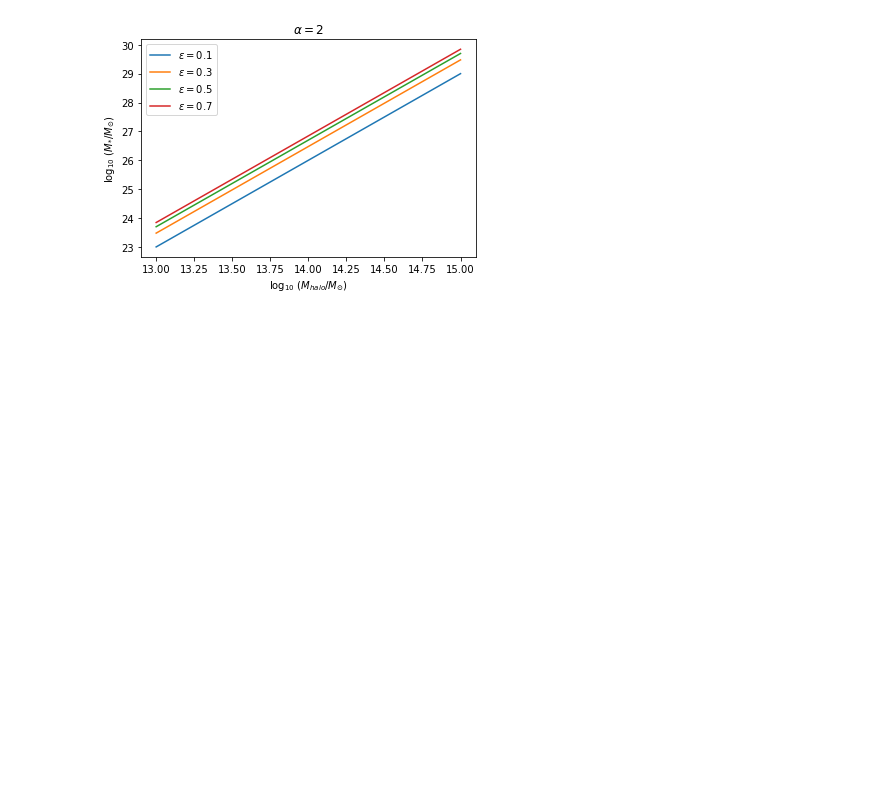
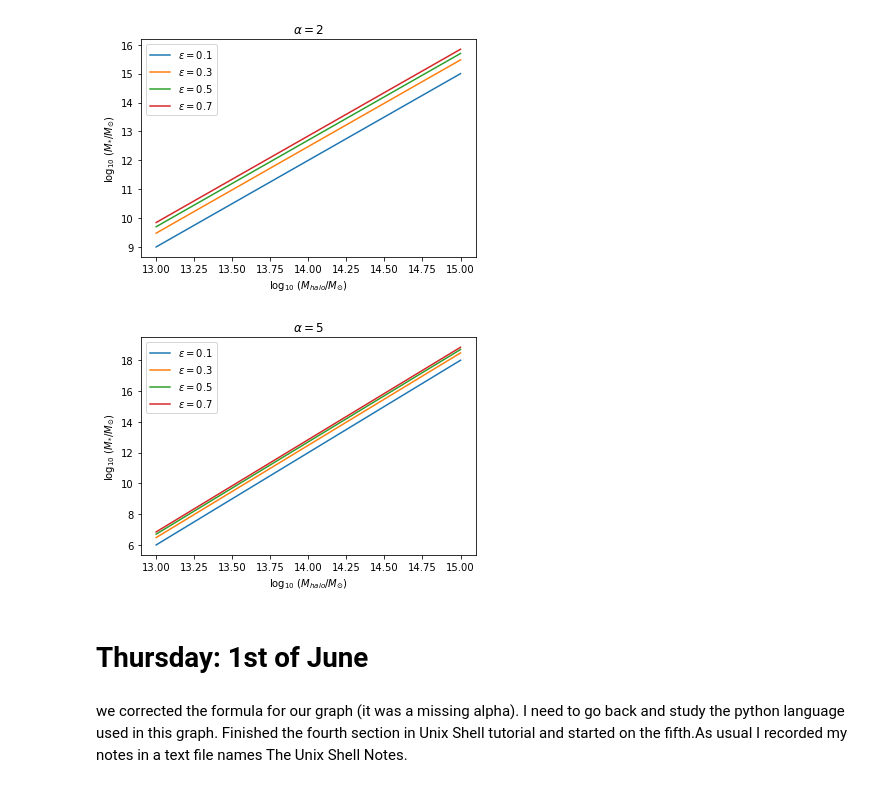
Before and after one commit to moustakas/siena-astrophysics, a Jupyter notebook: summer2017/ghadeer/jojoS2017.ipynb, the cells around one changed output. Drawn from its saved outputs; the diff is of its cells as text; code cells hidden in the pictures; blank space fills up the shorter version.

```diff
--- a/summer2017/ghadeer/jojoS2017.ipynb
+++ b/summer2017/ghadeer/jojoS2017.ipynb
@@ -392,6 +401,6 @@ ax.set_ylabel('M_BCG (M_Solarmasses)')
 # %%
 def getMstar(logMhalo, f=0.1, epsilon0=0.1, alpha=1.0, Mscale=1E14):
-    logMstar = np.log10(f) + np.log10(epsilon0) - np.log10(Mscale) + (alpha + 1) * logMhalo
+    logMstar = np.log10(f) + np.log10(epsilon0) - np.log10(Mscale)*alpha + (alpha + 1) * logMhalo
     return logMstar
 # %%
 logMhalo = np.linspace(13, 15, 20)
@@ -418,3 +427,13 @@ efficiency_plot(logMhalo, epsilon0, alpha=1.0)
 efficiency_plot(logMhalo, epsilon0, alpha=2.0)
 # %% [output]
 [figure]
+# %%
+efficiency_plot(logMhalo, epsilon0, alpha=5.0)
+# %% [output]
+[figure, added]
+# %% [markdown]
+# Thursday: 1st of June
+# %% [markdown]
+we corrected the formula for our graph (it was a missing alpha).
+I need to go back and study the python language used in this graph.
+Finished the fourth section in Unix Shell tutorial and started on the fifth.As usual I recorded my notes in a text file names The Unix Shell Notes.
```
Also changed, not shown: parts of 1 cell of this notebook.
